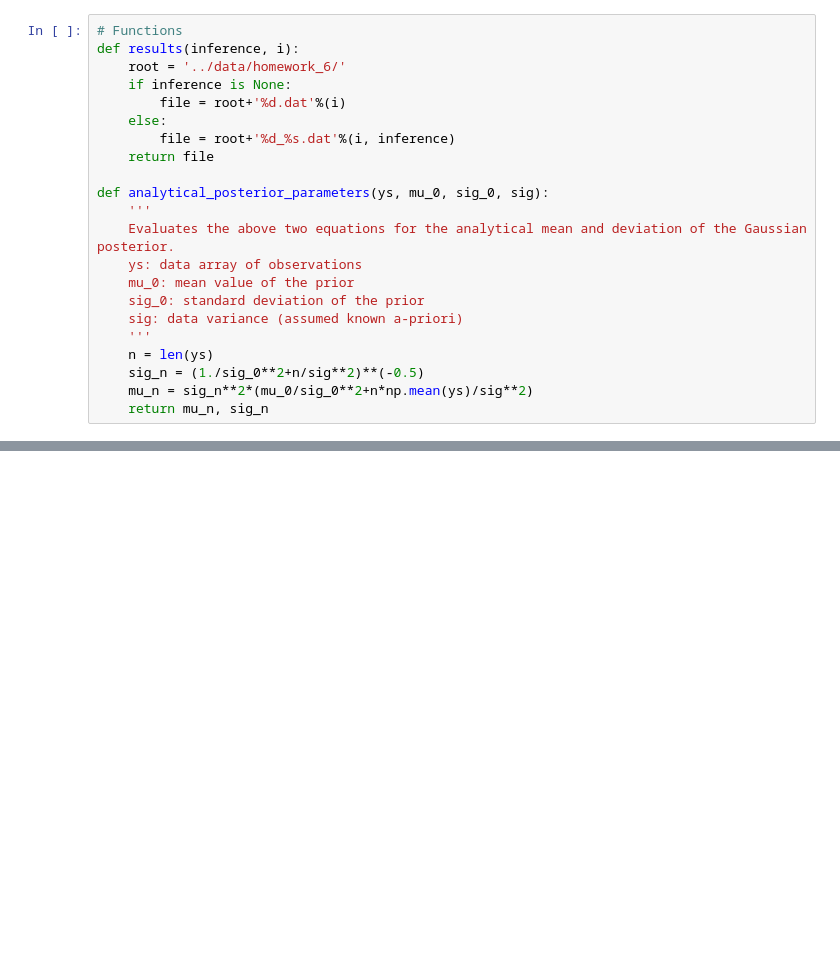
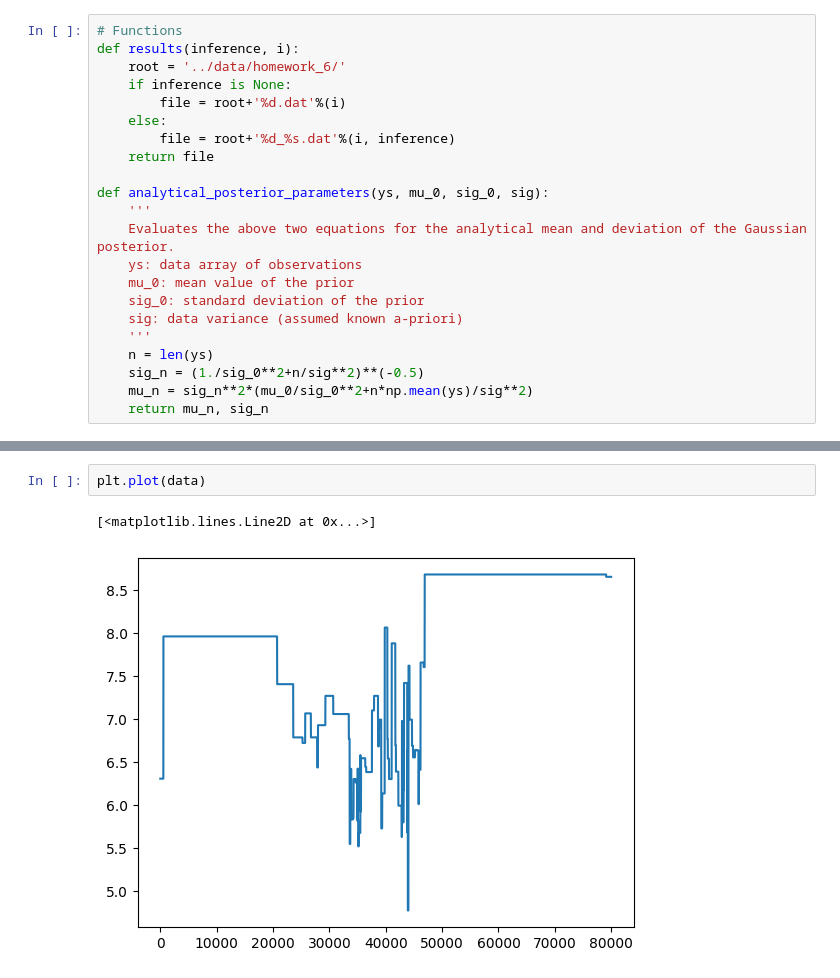
Before and after one commit to zcaiElvis/LMH_HOPPL, a Jupyter notebook: notebooks/homework_6.ipynb, the cells around one changed output, grey strips where cells are left out. Cells and saved outputs as stored; diff of their text form; blank space fills up the shorter version.

```diff
--- a/notebooks/homework_6.ipynb
+++ b/notebooks/homework_6.ipynb
@@ -143,0 +144,5 @@ FileNotFoundError: ../data/homework_6/4.dat not found.
+# %%
+plt.plot(data)
+# %% [output]
+[<matplotlib.lines.Line2D at 0x...>]
+[figure, added]
```
Also changed, not shown: parts of 5 cells of this notebook, 7 other files.
